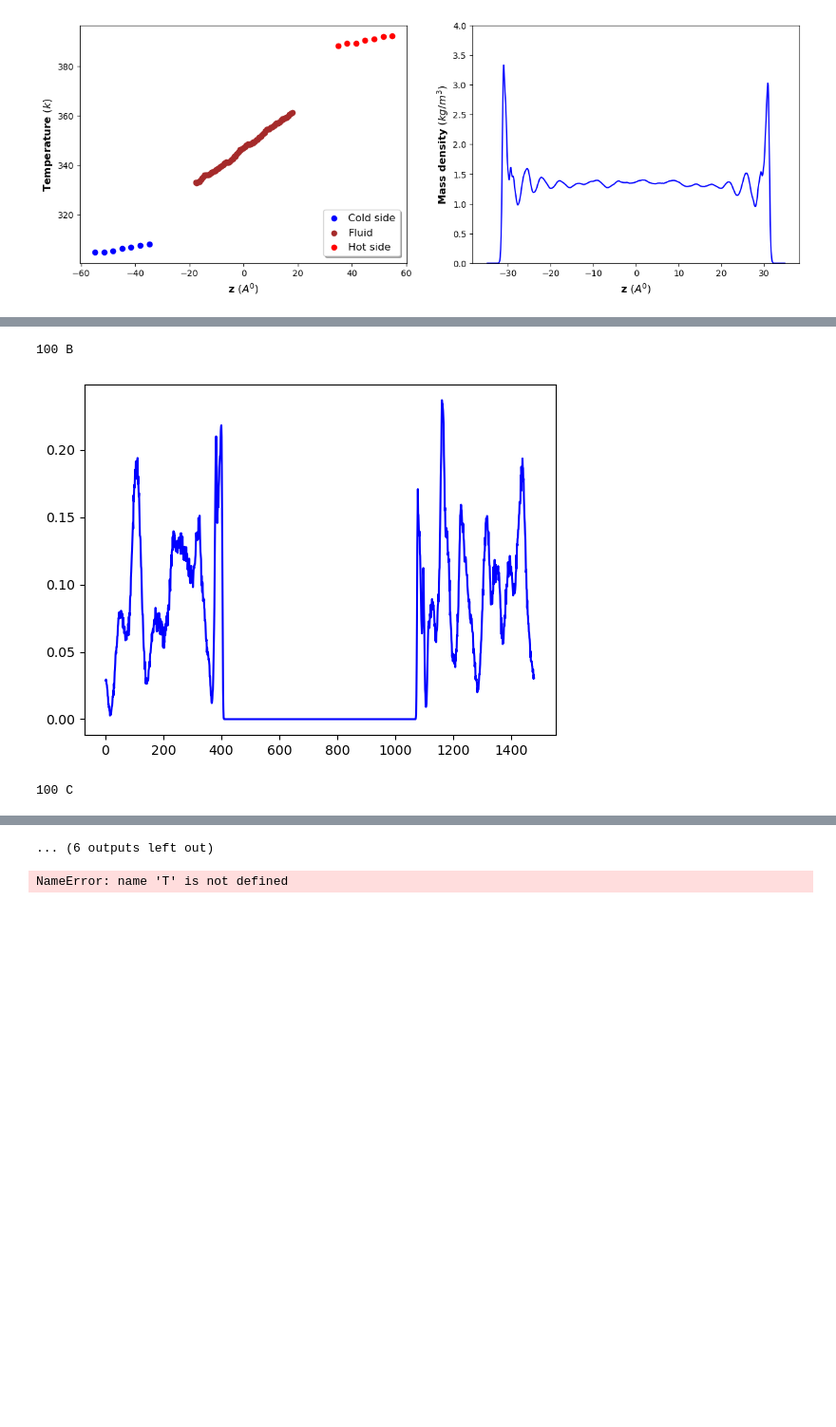
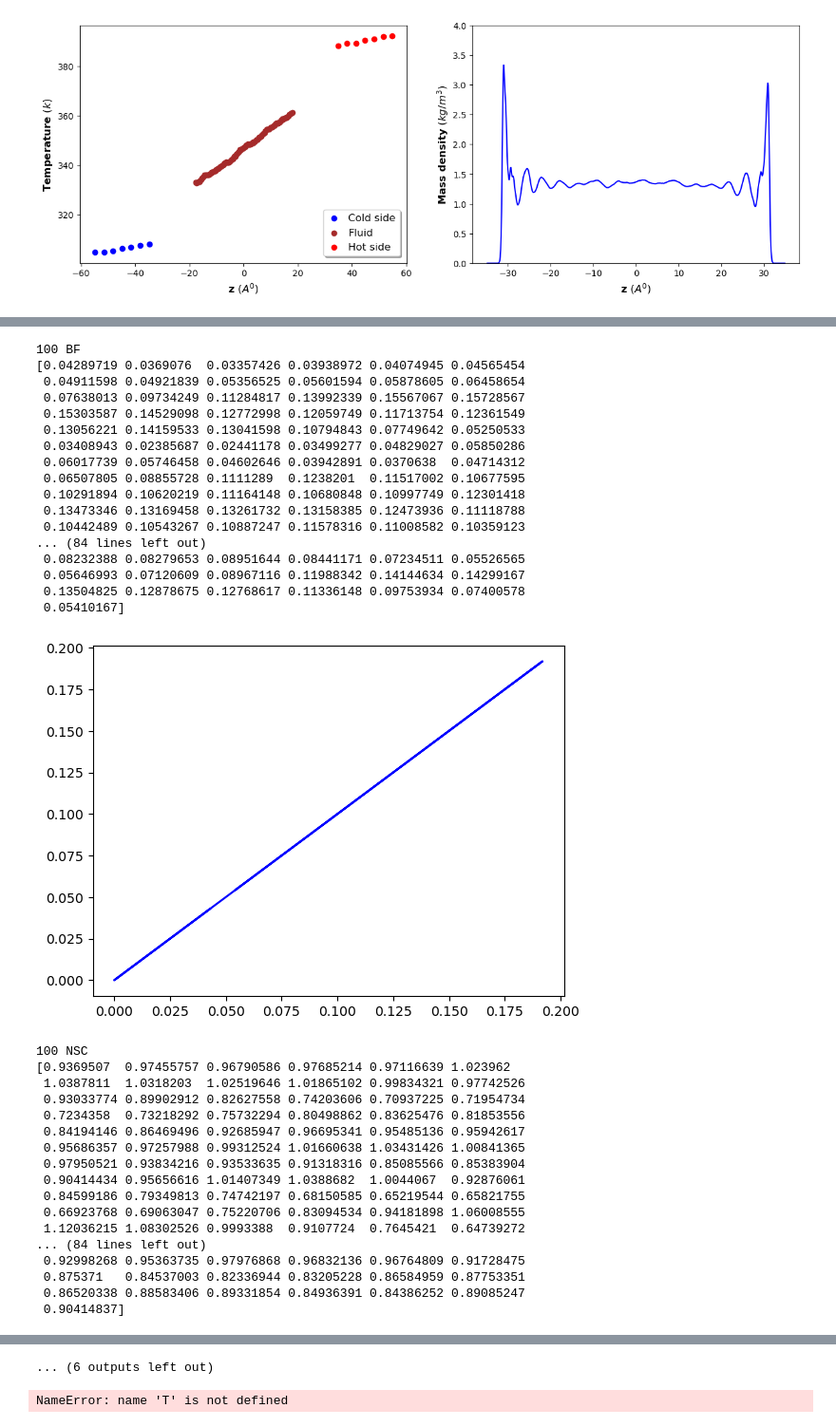
Before and after one commit to arjunampadi/Paper-1-analysis_files, a Jupyter notebook: uncharged_system.ipynb, the cells around one changed output, grey strips where cells are left out. Shown at 95% size. Saved outputs shown, nothing was run; the diff lists cells and outputs as text; code cells hidden in the pictures; blank space fills up the shorter version.

Commit message:
New data for results added

```diff
--- a/uncharged_system.ipynb
+++ b/uncharged_system.ipynb
@@ -22,7 +22,7 @@ prodrun=5000000
 dt=1.0
 A=1890
 
-result="./NEMD_RESULTS"
+result="/home/arjun/Documents/TUTORIALS_LAMMPS/ionic_liquuid/binary_mixtures/IL_NEMD_DT/IL_models/EMIM/emim-bf4-tfsi_airebo/uncharged_system/NEMD_RESULTS"
 # %%
 def CalcCentreBins(lmin,lmax,slab):
     z=z=np.linspace(lmin,lmax,num=slab)
@@ -143,7 +143,7 @@ fs2s=1.0e-15
 A2m =1.0e-10
 K_real2SI=A2m*A2m*avaga*fs2s/(kCal2Joule)  #kapitza
 K_real2SIcond=kCal2Joule/(avaga*fs2s*A2m)  #conductivity
-diranl="./bf_"
+diranl="/home/arjun/Documents/TUTORIALS_LAMMPS/ionic_liquuid/binary_mixtures/IL_NEMD_DT/IL_models/EMIM/emim-bf4-tfsi_airebo/uncharged_system/bf_"
 conrange= [100,200,300]
 trange= [350]
 dtrange = [100]
@@ -311,13 +311,13 @@ for dT in dtrange:
         axis[0].set_ylabel("Temperature $(k)$",fontweight = 'bold',fontsize=12)
         axis[1].set_ylabel("Mass density $(kg/m^3)$",fontweight = 'bold',fontsize=12)
         extent = axis[0].get_window_extent().transformed(figure.dpi_scale_trans.inverted())
-        plt.savefig('temp_pr'+str(dT)+'.'+str(con)+'.png',dpi=600, bbox_inches=extent.expanded(1.25, 1.3))
+        plt.savefig(diranl+str(con)+'/'+'temp_pr'+str(dT)+'.'+str(con)+'.png',dpi=600, bbox_inches=extent.expanded(1.25, 1.3))
         extent = axis[1].get_window_extent().transformed(figure.dpi_scale_trans.inverted())
-        plt.savefig('dens_pro'+str(dT)+'.'+str(con)+'.png',dpi=600, bbox_inches=extent.expanded(1.25, 1.3))
-        plt.savefig("fig"+str(dT)+'.'+str(con)+'.png')
+        plt.savefig(diranl+str(con)+'/'+'dens_pro'+str(dT)+'.'+str(con)+'.png',dpi=600, bbox_inches=extent.expanded(1.25, 1.3))
+        plt.savefig(diranl+str(con)+'/'+"fig"+str(dT)+'.'+str(con)+'.png')
         plt.show()
         plt.close()
-np.savetxt('data1'+".dat", np.column_stack((kap,kleft,kright,denpeakL,denpeakLz,denpeakR,denpeakRz,bulkden,Qnet)),header='Kapitza k_left k_right peak_denL peak_denLz peak_denR peak_denRz bulk_den Qtotal')
+np.savetxt('data_uncharged'+".dat", np.column_stack((kap,kleft,kright,denpeakL,denpeakLz,denpeakR,denpeakRz,bulkden,Qnet)),header='Kapitza k_left k_right peak_denL peak_denLz peak_denR peak_denRz bulk_den Qtotal')
 # %% [output]
 100 350 1 100
 20435.7570545626 13643.5901363088
@@ -433,27 +379,29 @@ from MDAnalysis.analysis.lineardensity import LinearDensity
 import numpy as np
 from itertools import count
 import matplotlib.pyplot as plt
+dcddir="/home/arjun/Documents/TUTORIALS_LAMMPS/ionic_liquuid/binary_mixtures/IL_NEMD_DT/IL_models/EMIM/emim-bf4-tfsi_airebo/uncharged_system/DCD/"
 def density(psf, dcd, segid):
     u = MDAnalysis.Universe(psf, dcd)
     mol = u.select_atoms(segid)
-    ldens = LinearDensity(mol, grouping ='atoms', binsize=0.1)
-    ldens.run(start=4000,stop=5000)
+    ldens = LinearDensity(mol, grouping ='atoms', binsize=0.5)
+    ldens.run(start=0,stop=1000)
     D = ldens.results
-    x = np.linspace(1,np.size(D['x']['pos']),np.size(D['x']['pos']))
-    y = np.linspace(1,np.size(D['y']['pos']),np.size(D['y']['pos']))
-    z = np.linspace(1,np.size(D['z']['pos']),np.size(D['z']['pos']))
-    #print(x, D['x']['pos'], y, D['y']['pos'], z, D['z']['pos'])
-    plt.plot(z, D['z']['pos'],color='b')
+    # x = np.linspace(1,np.size(D['x']['pos']),np.size(D['x']['pos']))
+    # y = np.linspace(1,np.size(D['y']['pos']),np.size(D['y']['pos']))
+    # z = np.linspace(1,np.size(D['z']['pos']),np.size(D['z']['pos']))
+    z = D.z.pos
+    print(z, D.z.mass_density)
+    plt.plot(, D.z.mass_density,color='b')
     plt.show()
     np.savetxt("Den"+str(con)+str(segid)+'.dat',np.column_stack((z, D['z']['pos'])))
 
     return x, D['x']['pos'], y, D['y']['pos'], z, D['z']['pos']
 for con in conrange:
-    dcdfile='./DCD/bf_'+str(con)+'/prorun.4.350.dcd'
-    psffile='./DCD/bf_'+str(con)+'/sys.psf'
-    segids=['A','B','C']
+    dcdfile=dcddir+'/bf_'+str(con)+'/prorun.4.350.dcd'
+    psffile=dcddir+'/bf_'+str(con)+'/sys.psf'
+    segids=['EIM','BF','NSC']
     for segid in segids:
         print(con,segid)
-        seg='segid '+segid
+        seg='resname '+segid
         density(psffile,dcdfile,seg)
 # %% [output]
@@ -462,3 +426,35 @@ for con in conrange:
-100 B
+100 BF
+[0.04289719 0.0369076  0.03357426 0.03938972 0.04074945 0.04565454
+ 0.04911598 0.04921839 0.05356525 0.05601594 0.05878605 0.06458654
+ 0.07638013 0.09734249 0.11284817 0.13992339 0.15567067 0.15728567
+ 0.15303587 0.14529098 0.12772998 0.12059749 0.11713754 0.12361549
+ 0.13056221 0.14159533 0.13041598 0.10794843 0.07749642 0.05250533
+ 0.03408943 0.02385687 0.02441178 0.03499277 0.04829027 0.05850286
+ 0.06017739 0.05746458 0.04602646 0.03942891 0.0370638  0.04714312
+ 0.06507805 0.08855728 0.1111289  0.1238201  0.11517002 0.10677595
+ 0.10291894 0.10620219 0.11164148 0.10680848 0.10997749 0.12301418
+ 0.13473346 0.13169458 0.13261732 0.13158385 0.12473936 0.11118788
+ 0.10442489 0.10543267 0.10887247 0.11578316 0.11008582 0.10359123
+... (84 lines left out)
+ 0.08232388 0.08279653 0.08951644 0.08441171 0.07234511 0.05526565
+ 0.05646993 0.07120609 0.08967116 0.11988342 0.14144634 0.14299167
+ 0.13504825 0.12878675 0.12768617 0.11336148 0.09753934 0.07400578
+ 0.05410167]
-[figure, old version]
+[figure, new version]
-100 C
+100 NSC
+[0.9369507  0.97455757 0.96790586 0.97685214 0.97116639 1.023962
+ 1.0387811  1.0318203  1.02519646 1.01865102 0.99834321 0.97742526
+ 0.93033774 0.89902912 0.82627558 0.74203606 0.70937225 0.71954734
+ 0.7234358  0.73218292 0.75732294 0.80498862 0.83625476 0.81853556
+ 0.84194146 0.86469496 0.92685947 0.96695341 0.95485136 0.95942617
+ 0.95686357 0.97257988 0.99312524 1.01660638 1.03431426 1.00841365
+ 0.97950521 0.93834216 0.93533635 0.91318316 0.85085566 0.85383904
+ 0.90414434 0.95656616 1.01407349 1.0388682  1.0044067  0.92876061
+ 0.84599186 0.79349813 0.74742197 0.68150585 0.65219544 0.65821755
+ 0.66923768 0.69063047 0.75220706 0.83094534 0.94181898 1.06008555
+ 1.12036215 1.08302526 0.9993388  0.9107724  0.7645421  0.64739272
+... (84 lines left out)
+ 0.92998268 0.95363735 0.97976868 0.96832136 0.96764809 0.91728475
+ 0.875371   0.84537003 0.82336944 0.83205228 0.86584959 0.87753351
+ 0.86520338 0.88583406 0.89331854 0.84936391 0.84386252 0.89085247
+ 0.90414837]
```
Also changed, not shown: parts of 2 cells of this notebook, 2 other files.
